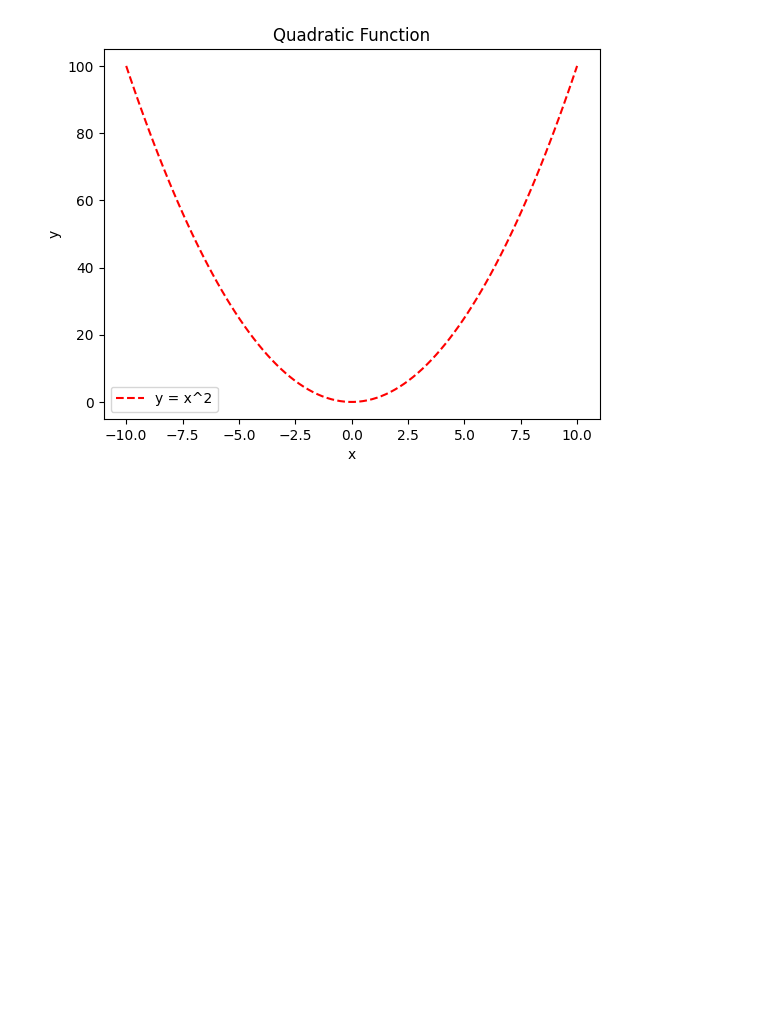
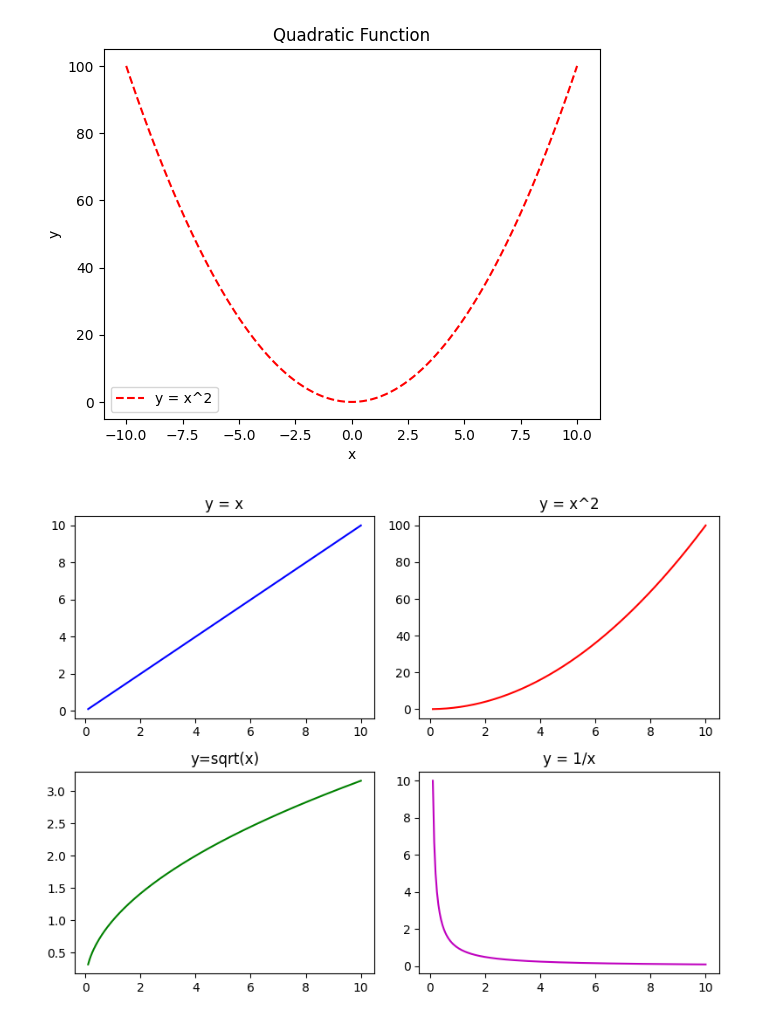
Before and after one commit to umer1730/Programming-for-AI, a Jupyter notebook: data_visualize.ipynb, the cells around one changed output. Drawn from its saved outputs; the diff is of its cells as text; code cells hidden in the pictures; blank space fills up the shorter version.

```diff
--- a/data_visualize.ipynb
+++ b/data_visualize.ipynb
@@ -136,3 +136,26 @@ plt.legend()
 # %% [output]
 <matplotlib.legend.Legend at 0x...>
 [figure]
+# %%
+x = np.linspace(0.1,10,200)
+plt.figure(figsize=(8,6))
+
+plt.subplot(2,2,1)
+plt.plot(x,x,"b")
+plt.title("y = x")
+
+plt.subplot(2,2,2)
+plt.plot(x,x**2,"r")
+plt.title("y = x^2")
+
+plt.subplot(2,2,3)
+plt.plot(x,np.sqrt(x),"g")
+plt.title("y=sqrt(x)")
+
+plt.subplot(2,2,4)
+plt.plot(x,1/x,"m")
+plt.title("y = 1/x")
+
+plt.tight_layout()
+# %% [output]
+[figure, added]
```
Also changed, not shown: parts of 1 cell of this notebook.
